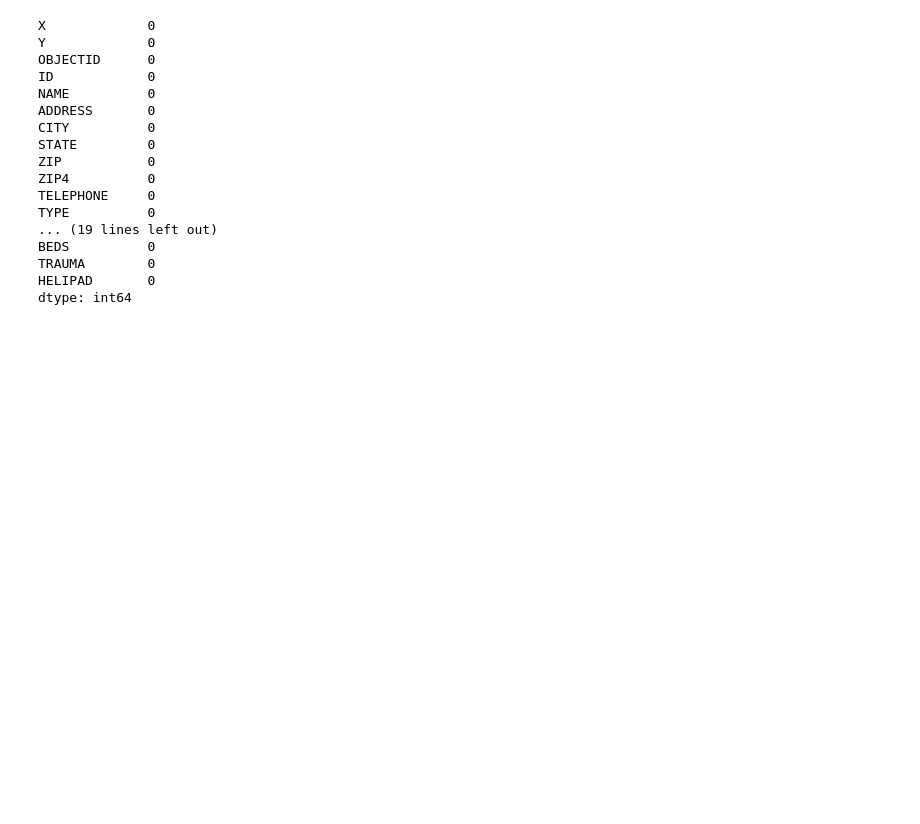
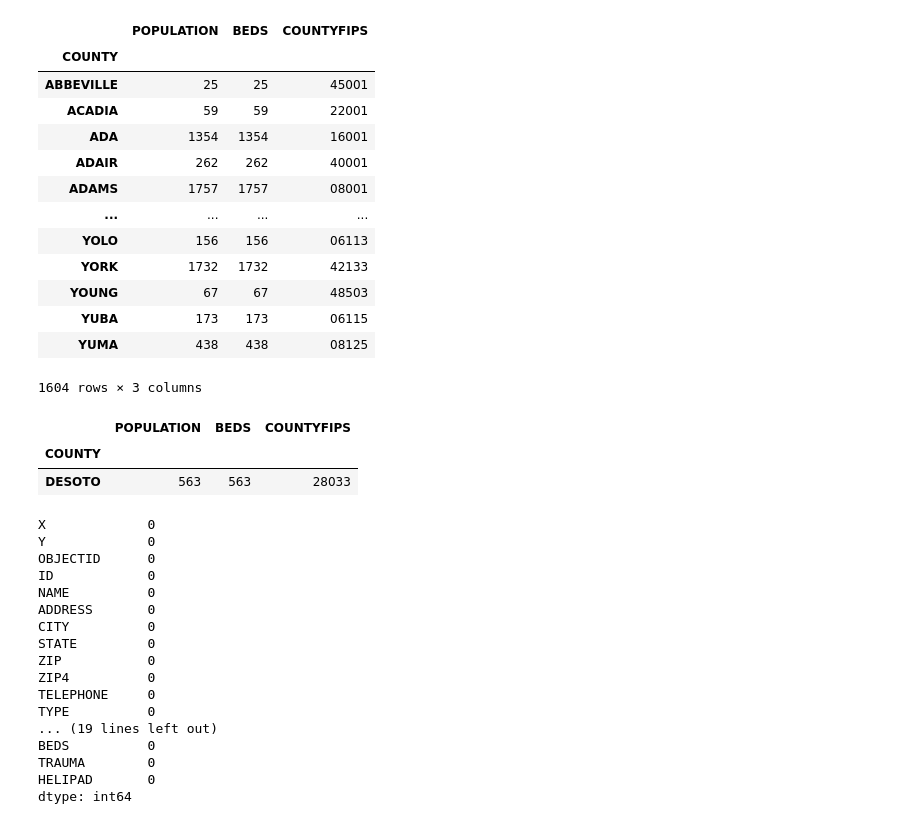
Before and after one commit to krishshanmukh/Covid-Visualization, a Jupyter notebook: Untitled.ipynb, the cells around one changed output. Cells and saved outputs as stored; diff of their text form; code cells hidden in the pictures; blank space fills up the shorter version.

```diff
--- a/Untitled.ipynb
+++ b/Untitled.ipynb
@@ -8,0 +69,4 @@ df_hosp = pd.read_csv('Hospitals.csv')
+# %%
+df_hosp_county = df_hosp_county[['POPULATION','BEDS']]
+# %%
+df_countyfips = df_hosp[['COUNTY','COUNTYFIPS']].groupby(['COUNTY']).first()
@@ -9,3 +81,26 @@ df_hosp = pd.read_csv('Hospitals.csv')
+# %%
+df_hosp_county
+# %% [output]
+|  | POPULATION | BEDS | COUNTYFIPS |
+| COUNTY |  |  |  |
+| ABBEVILLE | 25 | 25 | 45001 |
+| ACADIA | 59 | 59 | 22001 |
+| ADA | 1354 | 1354 | 16001 |
+| ADAIR | 262 | 262 | 40001 |
+| ADAMS | 1757 | 1757 | 08001 |
+| ... | ... | ... | ... |
+| YOLO | 156 | 156 | 06113 |
+| YORK | 1732 | 1732 | 42133 |
+| YOUNG | 67 | 67 | 48503 |
+| YUBA | 173 | 173 | 06115 |
+| YUMA | 438 | 438 | 08125 |
+1604 rows × 3 columns
+# %%
+df_hosp_county[df_hosp_county['COUNTYFIPS'] == "28033"]
+# %% [output]
+|  | POPULATION | BEDS | COUNTYFIPS |
+| COUNTY |  |  |  |
+| DESOTO | 563 | 563 | 28033 |
 # %%
 df_hosp.isna().sum()
 # %% [output]
```
Also changed, not shown: parts of 31 cells of this notebook, 2 other files.
